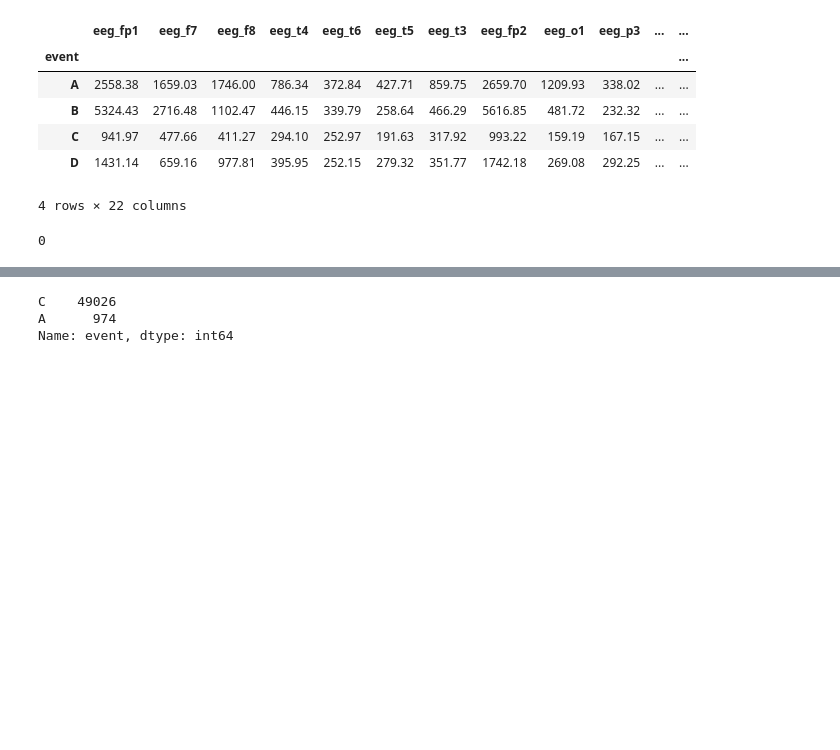
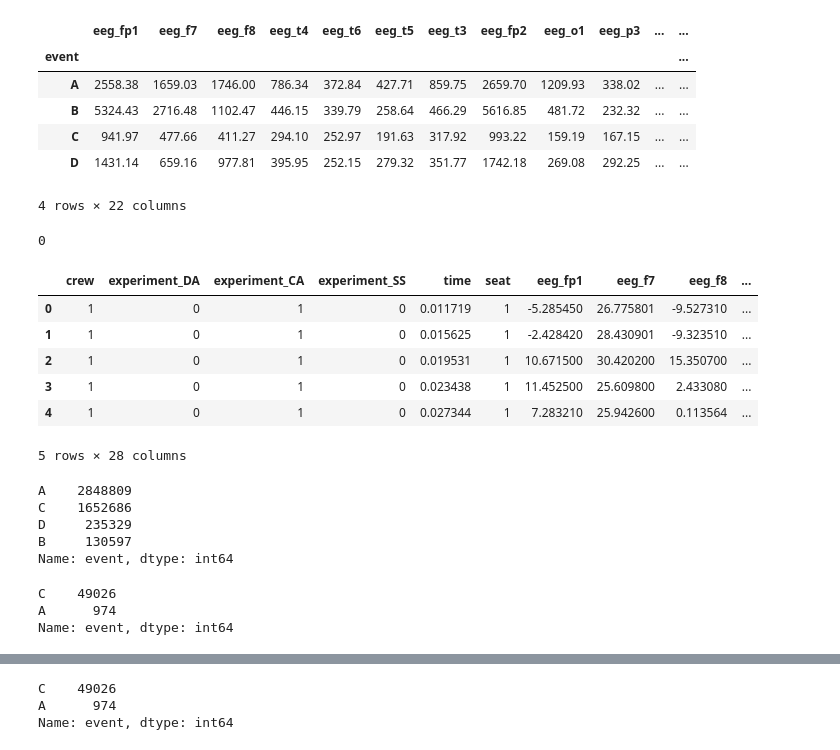
Before and after one commit to Saranyanv/test, a Jupyter notebook: Reducing Commercial Aviation Fatalities.ipynb, the cells around one changed output, grey strips where cells are left out. Saved outputs shown, nothing was run; the diff lists cells and outputs as text; code cells hidden in the pictures; blank space fills up the shorter version.

```diff
--- a/Reducing Commercial Aviation Fatalities.ipynb
+++ b/Reducing Commercial Aviation Fatalities.ipynb
@@ -59,6 +59,6 @@ train_df.head()
 5 rows × 28 columns
 # %%
-pd.set_option('display.float_format', lambda x: '%.2f' % x)
+pd.set_option('display.float_format', lambda x: '%.6f' % x)
 # %%
 train_df.crew.value_counts()
 # %% [output]
@@ -103,4 +130,28 @@ x_train=train_df[['eeg_fp1', 'eeg_f7', 'eeg_f8', 'eeg_t4', 'eeg_t6', 'eeg_t5', '
 y_train=train_df['event'][0:50000]
+# %%
+x_train.head()
+# %% [output]
+|  | crew | experiment_DA | experiment_CA | experiment_SS | time | seat | eeg_fp1 | eeg_f7 | eeg_f8 | ... |
+| 0 | 1 | 0 | 1 | 0 | 0.011719 | 1 | -5.285450 | 26.775801 | -9.527310 | ... |
+| 1 | 1 | 0 | 1 | 0 | 0.015625 | 1 | -2.428420 | 28.430901 | -9.323510 | ... |
+| 2 | 1 | 0 | 1 | 0 | 0.019531 | 1 | 10.671500 | 30.420200 | 15.350700 | ... |
+| 3 | 1 | 0 | 1 | 0 | 0.023438 | 1 | 11.452500 | 25.609800 | 2.433080 | ... |
+| 4 | 1 | 0 | 1 | 0 | 0.027344 | 1 | 7.283210 | 25.942600 | 0.113564 | ... |
+5 rows × 28 columns
+# %%
+train_df['event'].value_counts()
+# %% [output]
+A    2848809
+C    1652686
+D     235329
+B     130597
+Name: event, dtype: int64
+# %%
+train_df['event'][0:50000].value_counts()
+# %% [output]
+C    49026
+A      974
+Name: event, dtype: int64
 # %%
 rand_clf.fit(x_train, y_train)
 # %% [output]
```
Also changed, not shown: parts of 14 cells of this notebook.
